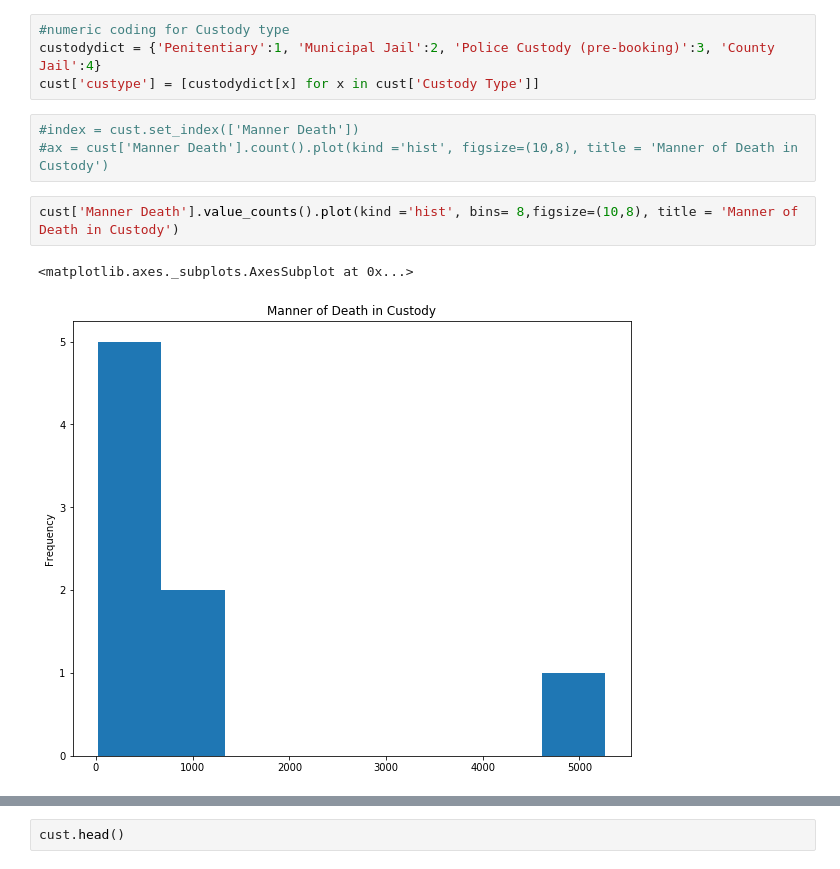
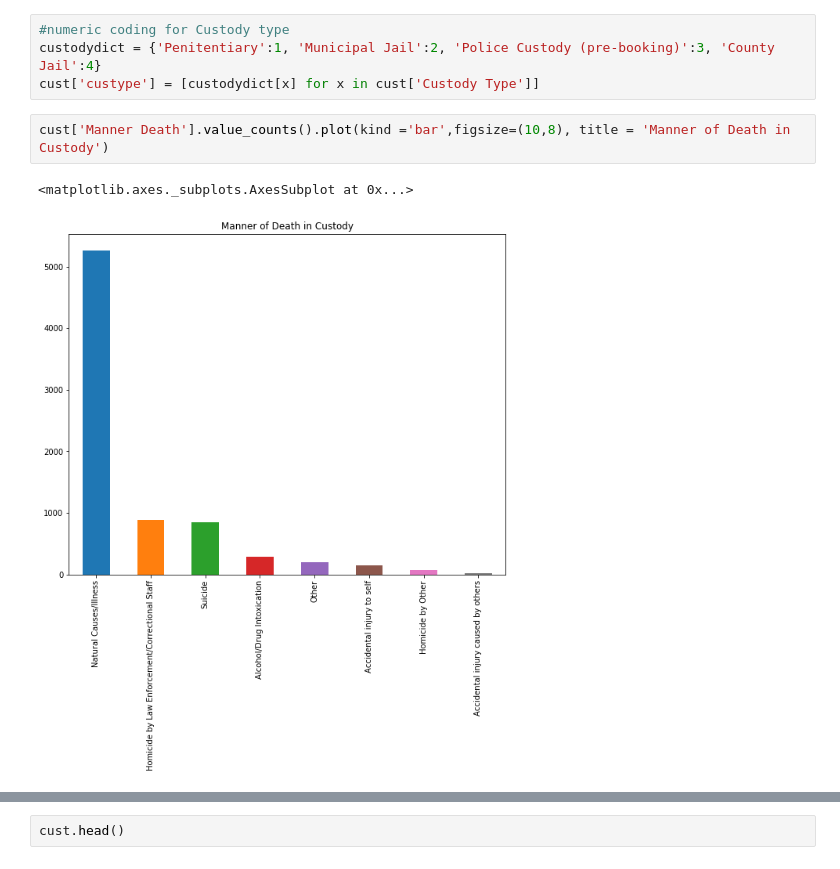
Before and after one commit to circushaase/Capstone2, a Jupyter notebook: data_explore.ipynb, the cells around one changed output, grey strips where cells are left out. Drawn from its saved outputs; the diff is of its cells as text.

```diff
--- a/data_explore.ipynb
+++ b/data_explore.ipynb
@@ -139,10 +145,7 @@ array(['Penitentiary', 'Municipal Jail', 'Police Custody (pre-booking)',
 custodydict = {'Penitentiary':1, 'Municipal Jail':2, 'Police Custody (pre-booking)':3, 'County Jail':4}
 cust['custype'] = [custodydict[x] for x in cust['Custody Type']]
 # %%
-#index = cust.set_index(['Manner Death'])
-#ax = cust['Manner Death'].count().plot(kind ='hist', figsize=(10,8), title = 'Manner of Death in Custody')
+cust['Manner Death'].value_counts().plot(kind ='bar',figsize=(10,8), title = 'Manner of Death in Custody')
+# %% [output]
+<matplotlib.axes._subplots.AxesSubplot at 0x...>
+[figure, added]
-# %%
-cust['Manner Death'].value_counts().plot(kind ='hist', bins= 8,figsize=(10,8), title = 'Manner of Death in Custody')
-# %% [output]
-<matplotlib.axes._subplots.AxesSubplot at 0x...>
-[figure, removed]
```
Also changed, not shown: parts of 5 cells of this notebook.
